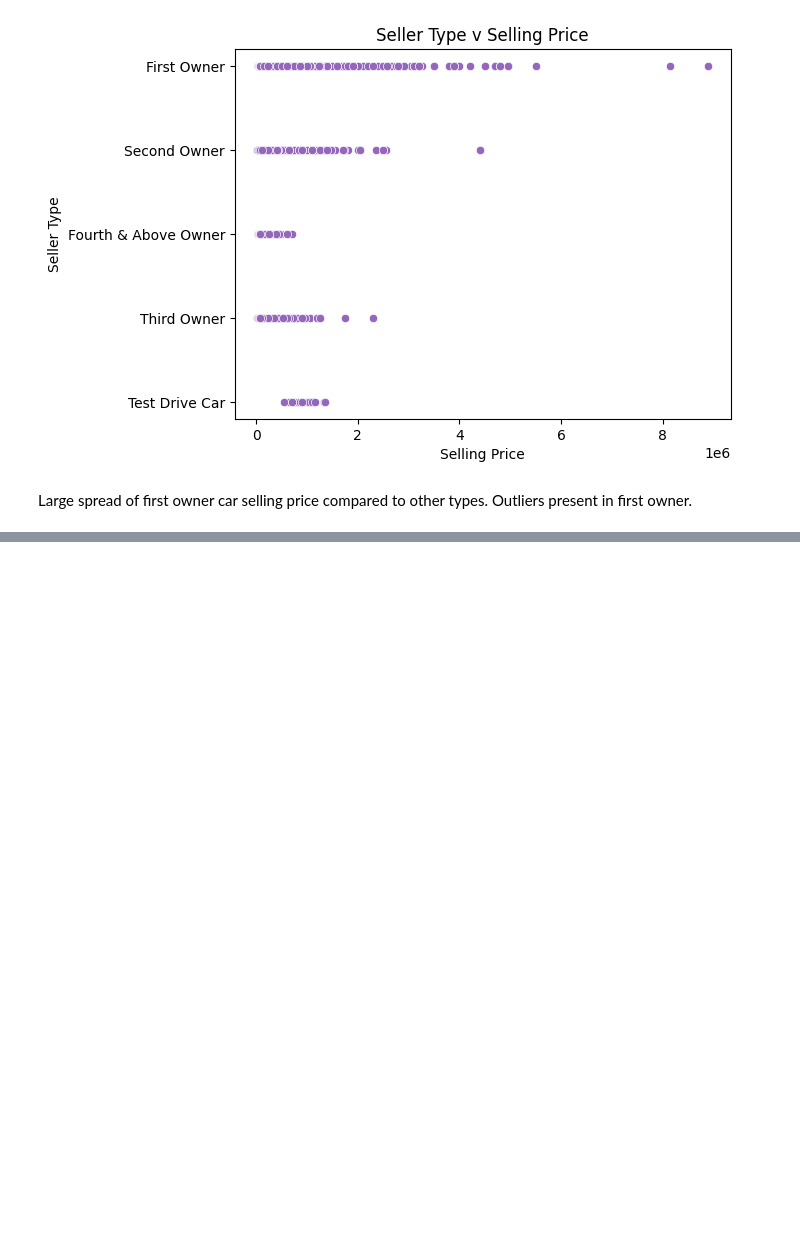
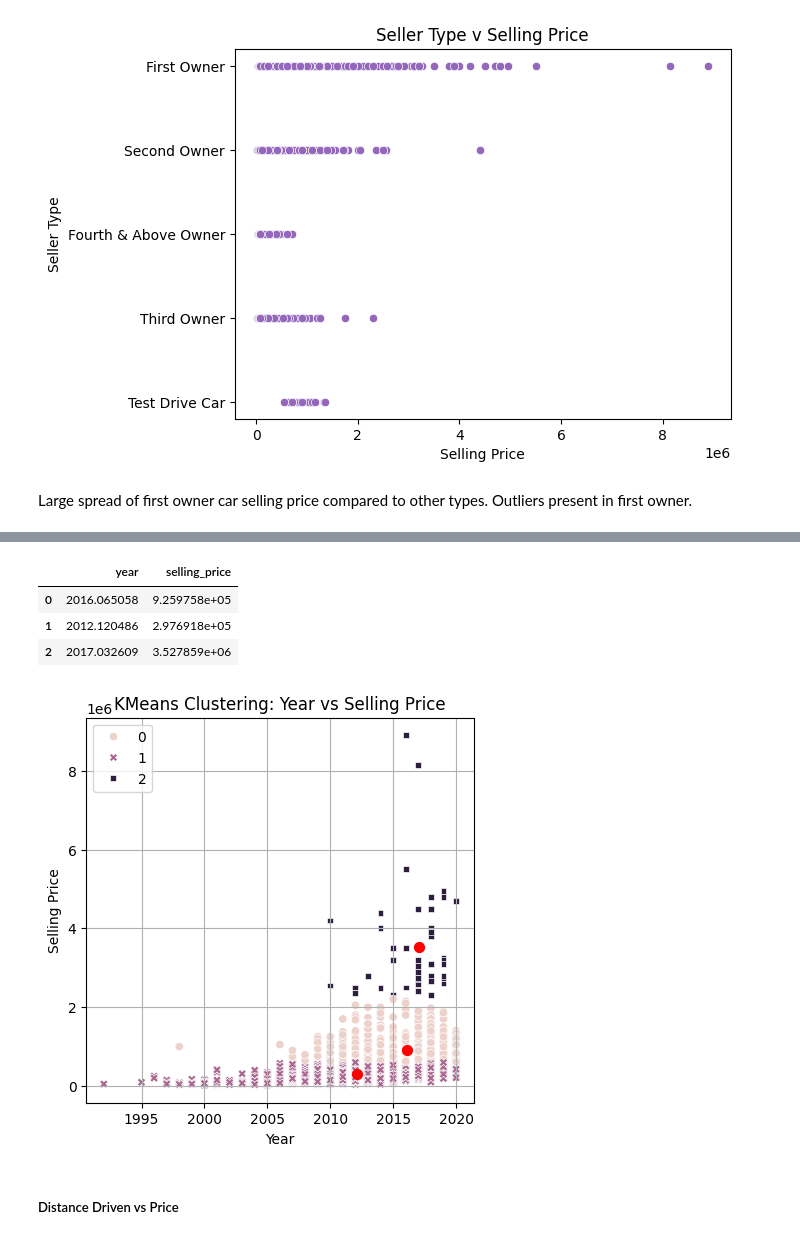
Before and after one commit to Scottymichaelmillerguy/cars-details-repo, a Jupyter notebook: stats_1.ipynb, the cells around one changed output, grey strips where cells are left out. Drawn from its saved outputs; the diff is of its cells as text; code cells hidden in the pictures; blank space fills up the shorter version.

Commit message:
Added kmeans analysis

```diff
--- a/stats_1.ipynb
+++ b/stats_1.ipynb
@@ -483,0 +495,4 @@ Large spread of first owner car selling price compared to other types. Outliers
+# %%
+df_year_price = cars_df[['year', 'selling_price']]
+display(df_year_price)
+kmeans = KMeans(n_clusters = 3).fit(df_year_price)
@@ -483,0 +513,3 @@ Large spread of first owner car selling price compared to other types. Outliers
+# %%
+df_year_price['cluster'] = kmeans.labels_
+df_year_price
@@ -483,0 +535,23 @@ Large spread of first owner car selling price compared to other types. Outliers
+# %%
+centroids = pd.DataFrame(kmeans.cluster_centers_, columns=['year', 'selling_price'])
+centroids
+# %% [output]
+|  | year | selling_price |
+| 0 | 2016.065058 | 9.259758e+05 |
+| 1 | 2012.120486 | 2.976918e+05 |
+| 2 | 2017.032609 | 3.527859e+06 |
+# %%
+fig, yp = plt.subplots(figsize=(5,5))
+yp = sb.scatterplot(x='year', y='selling_price', hue='cluster', style='cluster', data=df_year_price)
+centroids.plot.scatter(x='year', y='selling_price', ax=yp, s=50, color='red')
+
+plt.xlabel('Year')
+plt.ylabel('Selling Price')
+plt.title('KMeans Clustering: Year vs Selling Price')
+plt.legend()
+plt.grid(True)
+plt.show()
+# %% [output]
+[figure, added]
+# %% [markdown]
+##### Distance Driven vs Price
```
Also changed, not shown: parts of 26 cells of this notebook.
